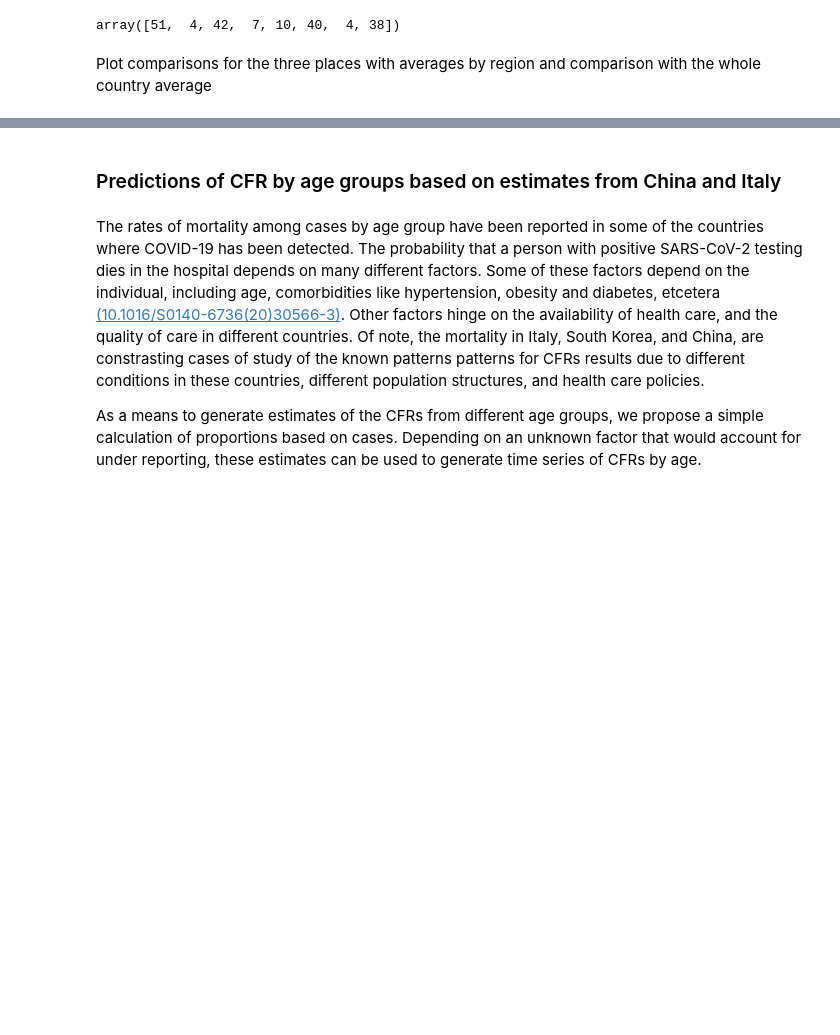
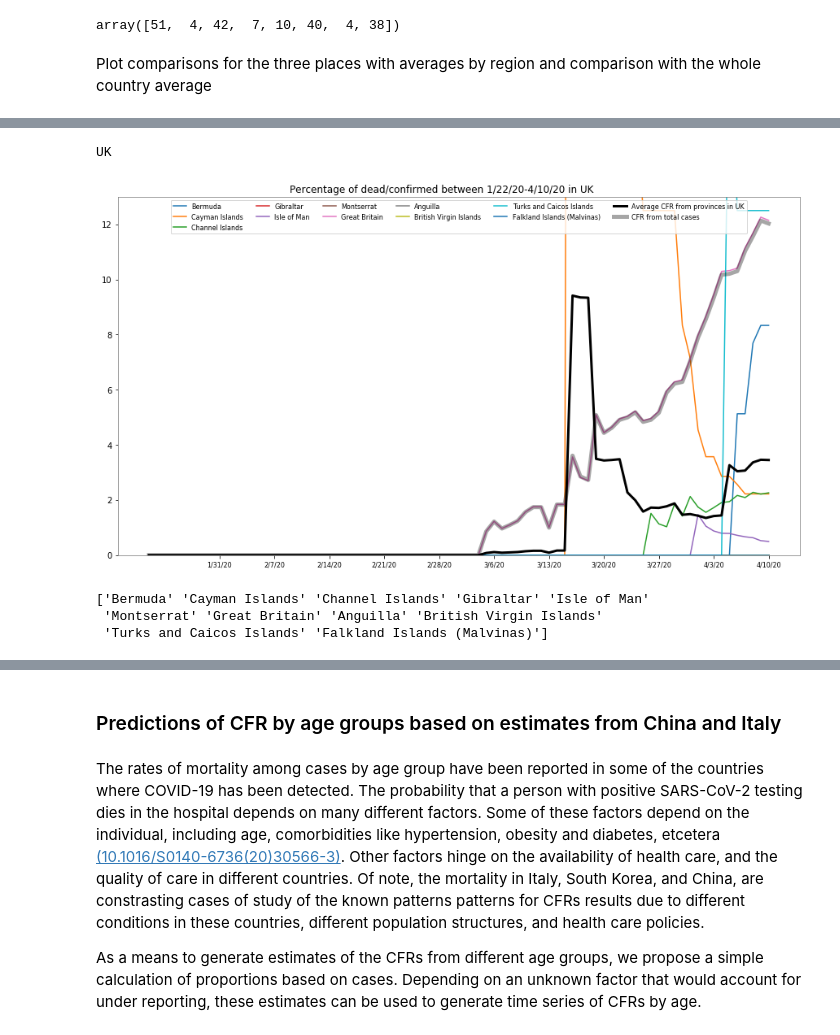
Before and after one commit to scab-unam/dam_COVID-19, a Jupyter notebook: tsam_COVID-19_JHU_cfr_Jan2020-.ipynb, the cells around one changed output, grey strips where cells are left out. Drawn from its saved outputs; the diff is of its cells as text; code cells hidden in the pictures; blank space fills up the shorter version.

```diff
--- a/tsam_COVID-19_JHU_cfr_Jan2020-.ipynb
+++ b/tsam_COVID-19_JHU_cfr_Jan2020-.ipynb
@@ -380,3 +387,6 @@ UK['cfr'] = correctedArrayRatio(UK['deathCases'],UK['cases'])
 UK['provinces']=cases.iloc[UK['indsCases'],0].to_numpy()
 UK['nProvinces'] = len(UK['provinces'])
 UK['startDaysCases']= findCaseStarts(places=UK['provinces'],cases=UK['cases'])
+print(UK['provinces'])
+UK['provinces'][6]= 'Great Britain'
+print(UK['provinces'])
@@ -449,0 +461,9 @@ UK
+# %%
+figuUK=plotCFRTS_Provinces(UK,dates,move2start=0)
+print(UK['provinces'])
+# %% [output]
+UK
+[figure, added]
+['Bermuda' 'Cayman Islands' 'Channel Islands' 'Gibraltar' 'Isle of Man'
+ 'Montserrat' 'Great Britain' 'Anguilla' 'British Virgin Islands'
+ 'Turks and Caicos Islands' 'Falkland Islands (Malvinas)']
```
Also changed, not shown: parts of 23 cells of this notebook, 14 other files.
